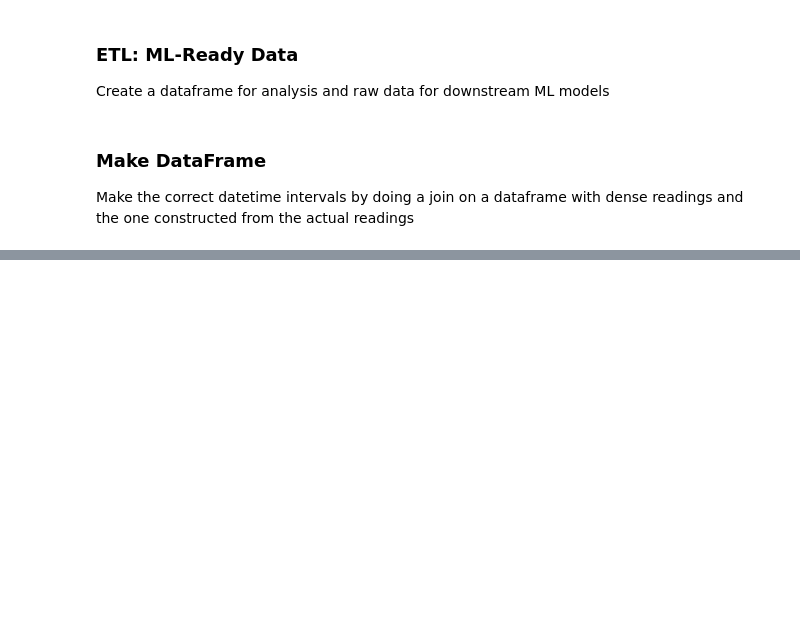
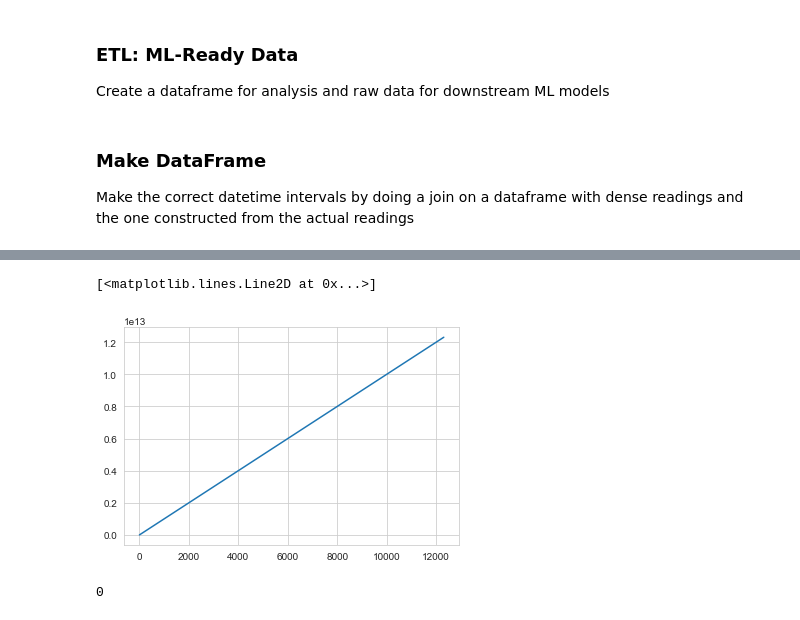
Before and after one commit to laurenmoos/marinetti, a Jupyter notebook: DataETL.ipynb, the cells around one changed output, grey strips where cells are left out. Saved outputs shown, nothing was run; the diff lists cells and outputs as text; code cells hidden in the pictures; blank space fills up the shorter version.

```diff
--- a/DataETL.ipynb
+++ b/DataETL.ipynb
@@ -114,3 +155,15 @@ joined  = joined.iloc[:, 0:N_COLUMNS]
 # %%
 len(joined.keys())
 joined.to_pickle("./src/pickled_df_ALL.pk")
+# %%
+joined.reset_index(inplace=True)
+joined['Time'] = joined['Time'].astype('datetime64').astype(int)
+# %%
+plt.plot(joined['Time'])
+# %% [output]
+[<matplotlib.lines.Line2D at 0x...>]
+[figure, added]
+# %%
+joined['Time'].isna().sum()
+# %% [output]
+0
```
Also changed, not shown: parts of 4 cells of this notebook, 13 other files.
